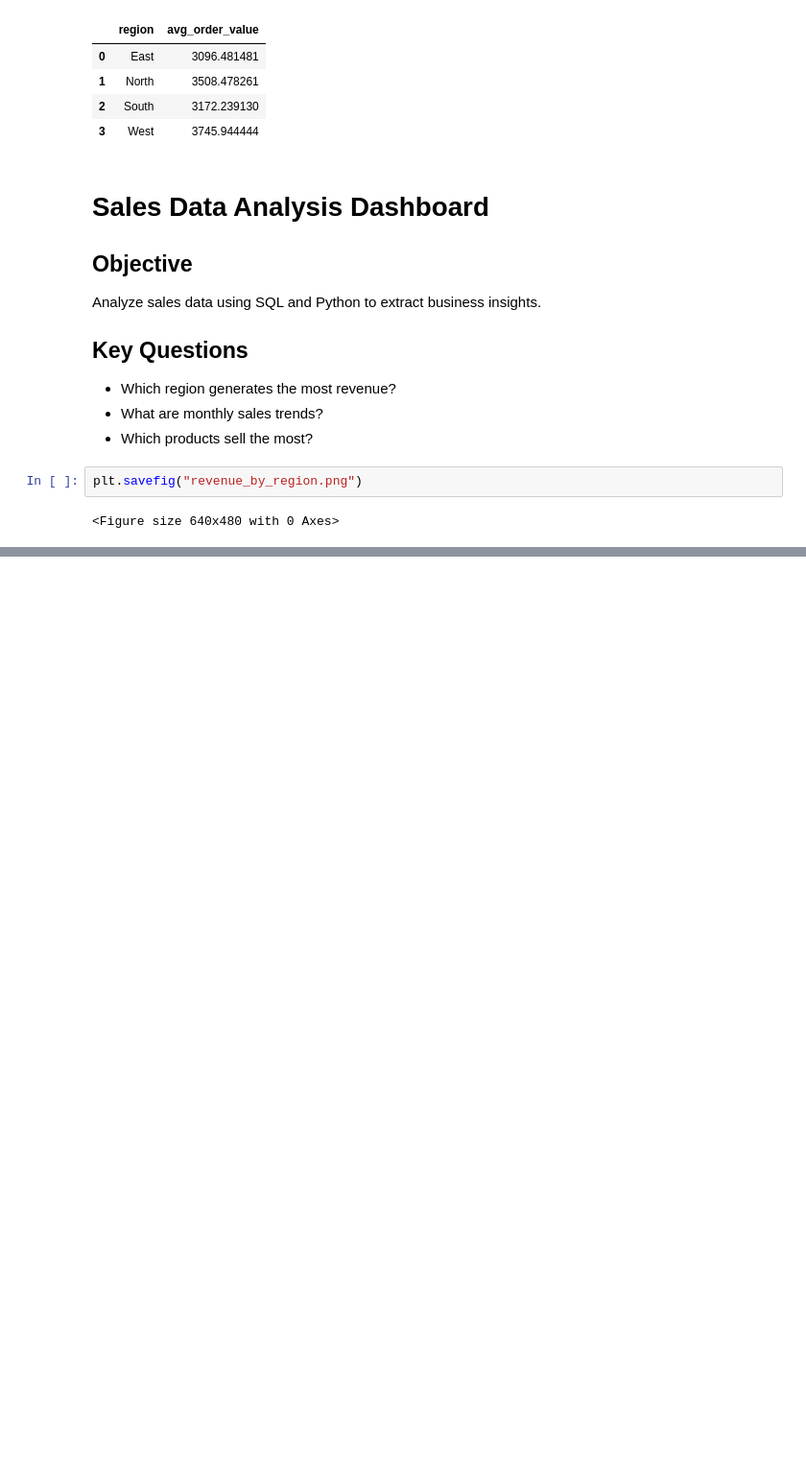
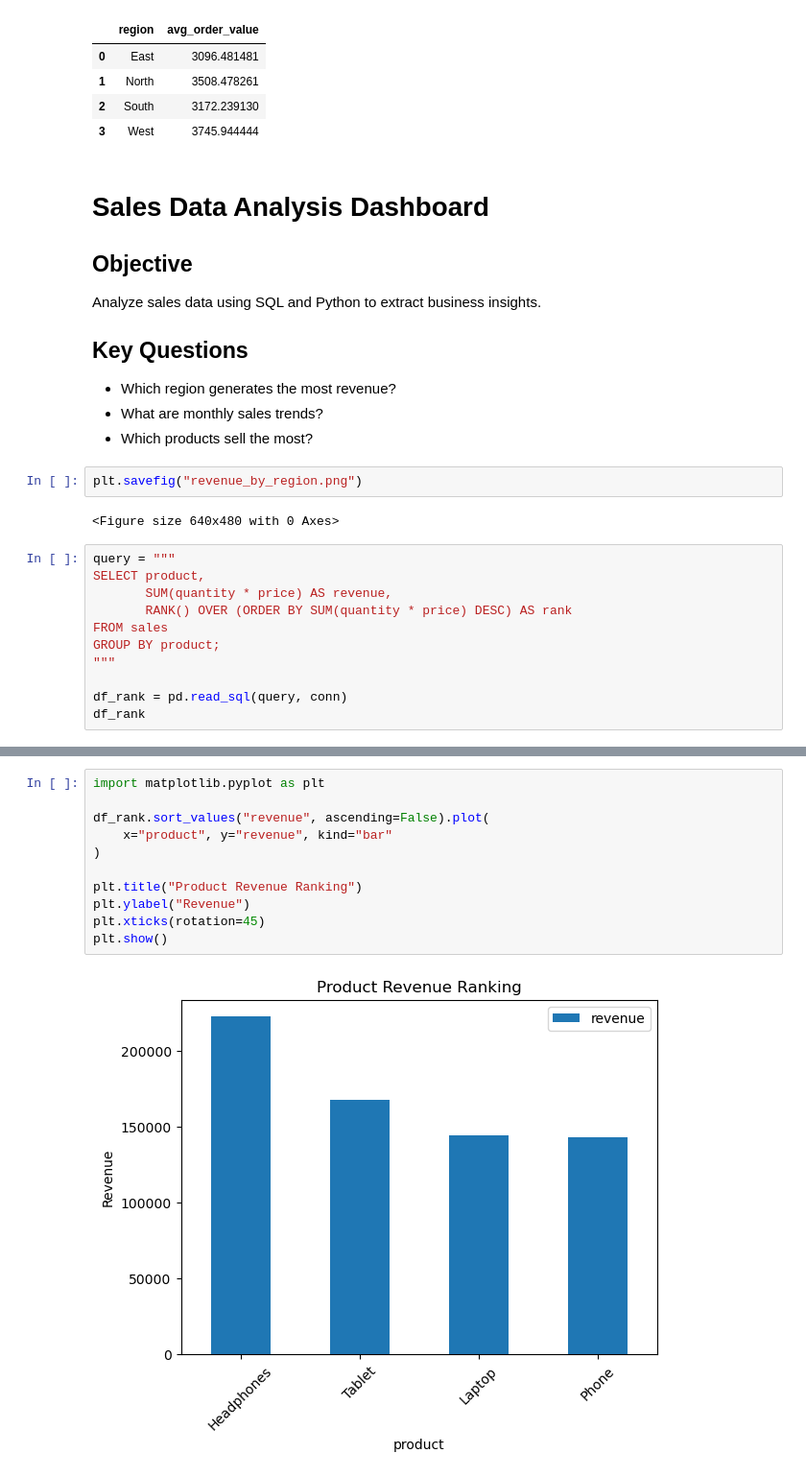
Before and after one commit to victorysingh/sales-data-analysis, a Jupyter notebook: sales_analysis.ipynb, the cells around one changed output, grey strips where cells are left out. Shown at 96% size. Cells and saved outputs as stored; diff of their text form; blank space fills up the shorter version.

```diff
--- a/sales_analysis.ipynb
+++ b/sales_analysis.ipynb
@@ -137,3 +137,14 @@ Analyze sales data using SQL and Python to extract business insights.
 plt.savefig("revenue_by_region.png")
 # %% [output]
 <Figure size 640x480 with 0 Axes>
+# %%
+query = """
+SELECT product,
+       SUM(quantity * price) AS revenue,
+       RANK() OVER (ORDER BY SUM(quantity * price) DESC) AS rank
+FROM sales
+GROUP BY product;
+"""
+
+df_rank = pd.read_sql(query, conn)
+df_rank
@@ -139,0 +157,13 @@ plt.savefig("revenue_by_region.png")
+# %%
+import matplotlib.pyplot as plt
+
+df_rank.sort_values("revenue", ascending=False).plot(
+    x="product", y="revenue", kind="bar"
+)
+
+plt.title("Product Revenue Ranking")
+plt.ylabel("Revenue")
+plt.xticks(rotation=45)
+plt.show()
+# %% [output]
+[figure, added]
```
Also changed, not shown: parts of 3 cells of this notebook.
